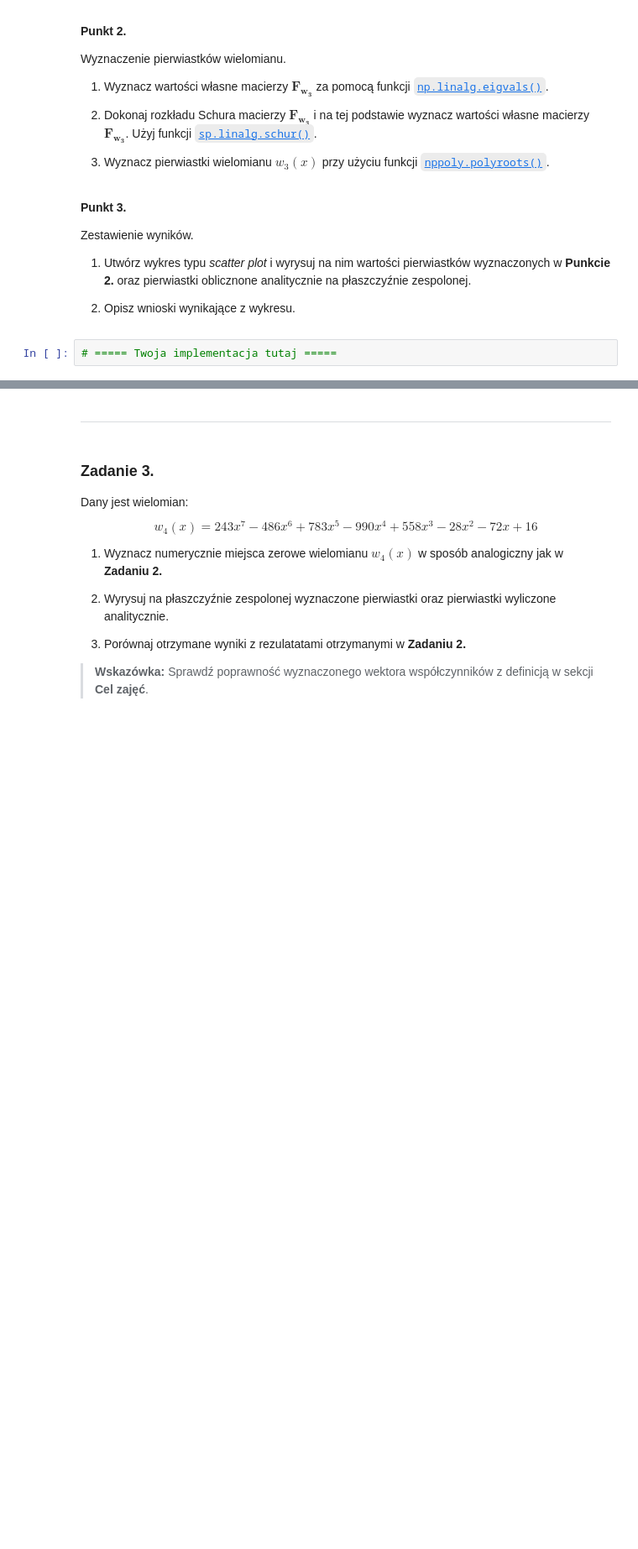
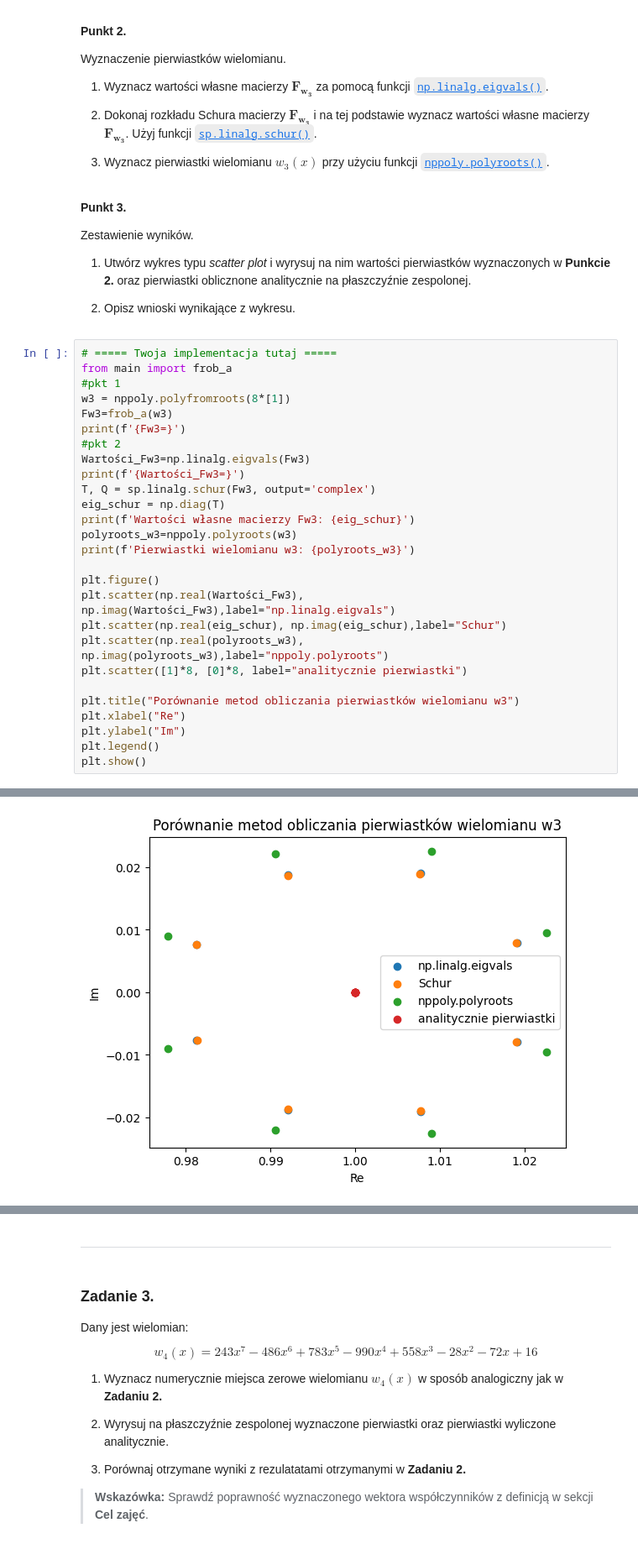
Before and after one commit to MN-KJ-2025/lab-7-pierwiastki-GrawtoG, a Jupyter notebook: sprawozdanie.ipynb, the cells around one changed output, grey strips where cells are left out. Shown at 84% size. Saved outputs shown, nothing was run; the diff lists cells and outputs as text; blank space fills up the shorter version.

```diff
--- a/sprawozdanie.ipynb
+++ b/sprawozdanie.ipynb
@@ -166,5 +193,31 @@ Zestawienie wyników.
 1. Utwórz wykres typu *scatter plot* i wyrysuj na nim wartości pierwiastków wyznaczonych w **Punkcie 2.** oraz pierwiastki oblicznone analitycznie na płaszczyźnie zespolonej.
 
 2. Opisz wnioski wynikające z wykresu.
-# %%
-# ===== Twoja implementacja tutaj =====
+# %%
+# ===== Twoja implementacja tutaj =====
+from main import frob_a
+#pkt 1
+w3 = nppoly.polyfromroots(8*[1])
+Fw3=frob_a(w3)
+print(f'{Fw3=}')
+#pkt 2
+Wartości_Fw3=np.linalg.eigvals(Fw3)
+print(f'{Wartości_Fw3=}')
+T, Q = sp.linalg.schur(Fw3, output='complex')
+eig_schur = np.diag(T)
+print(f'Wartości własne macierzy Fw3: {eig_schur}')
+polyroots_w3=nppoly.polyroots(w3)
+print(f'Pierwiastki wielomianu w3: {polyroots_w3}')
+
+plt.figure()
+plt.scatter(np.real(Wartości_Fw3), np.imag(Wartości_Fw3),label="np.linalg.eigvals")
+plt.scatter(np.real(eig_schur), np.imag(eig_schur),label="Schur")
+plt.scatter(np.real(polyroots_w3), np.imag(polyroots_w3),label="nppoly.polyroots")
+plt.scatter([1]*8, [0]*8, label="analitycznie pierwiastki")
+
+plt.title("Porównanie metod obliczania pierwiastków wielomianu w3")
+plt.xlabel("Re")
+plt.ylabel("Im")
+plt.legend()
+plt.show()
+# %% [output]
@@ -170,0 +242 @@ Zestawienie wyników.
+[figure, added]
```
Also changed, not shown: parts of 12 cells of this notebook, 2 other files.
